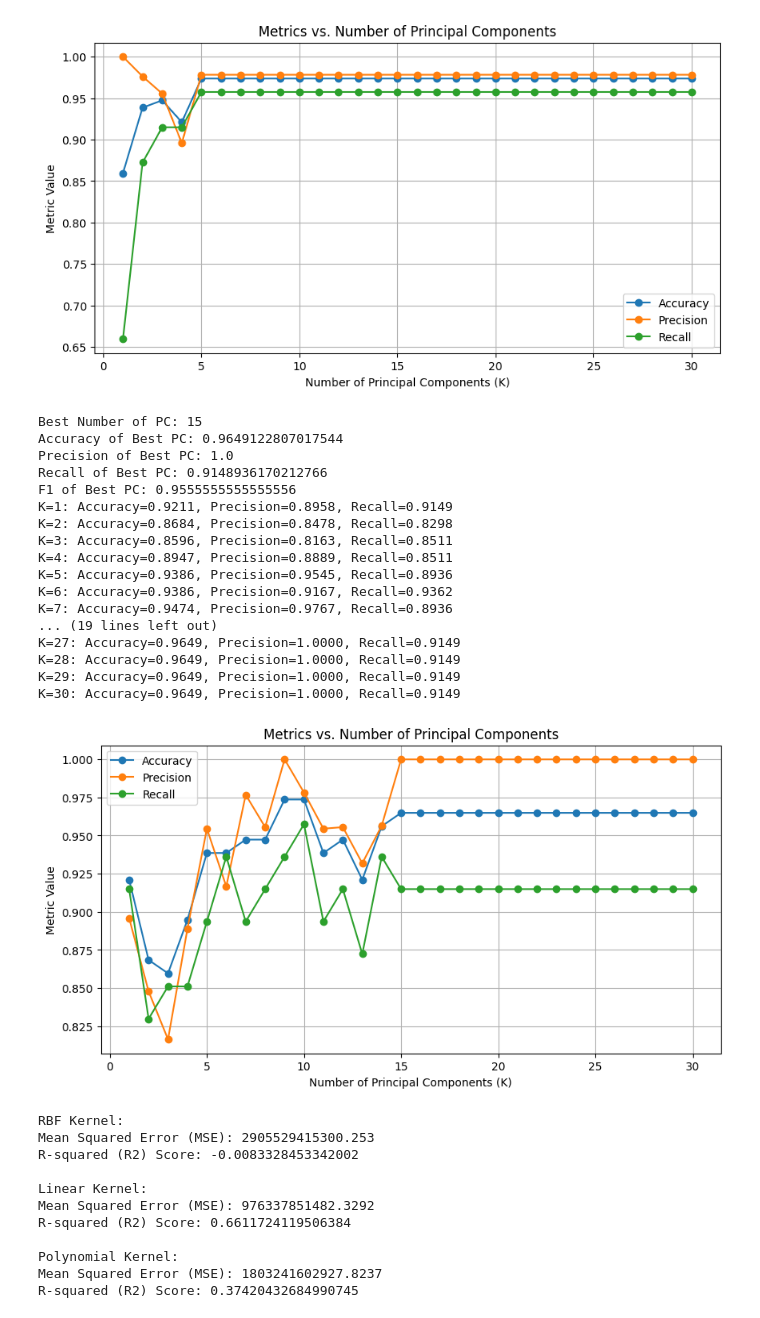
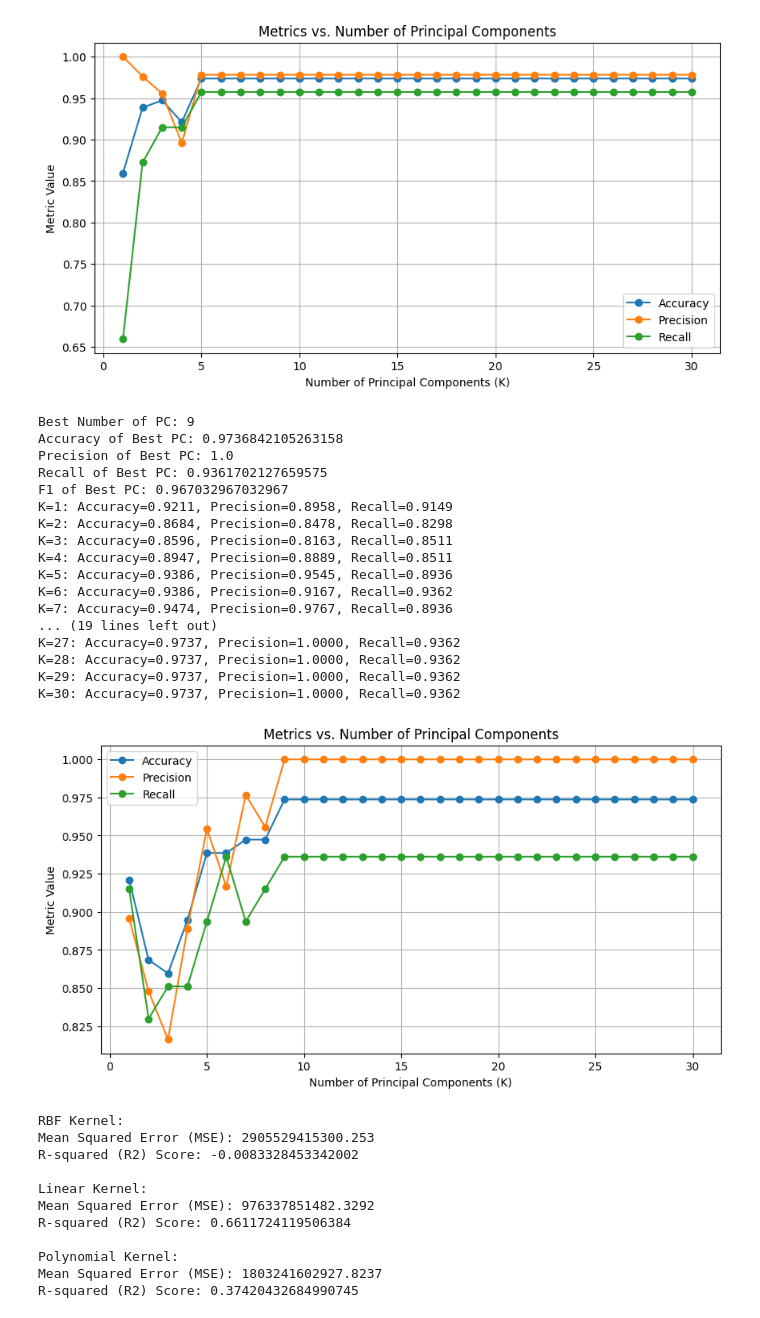
Before and after one commit to anpham1331/ECGR4105-Intro-to-ML, a Jupyter notebook: ECGR_4105_Homework_4.ipynb, the cells around one changed output. Drawn from its saved outputs; the diff is of its cells as text; code cells hidden in the pictures.

```diff
--- a/ECGR_4105_Homework_4.ipynb
+++ b/ECGR_4105_Homework_4.ipynb
@@ -285,10 +285,10 @@ sc = StandardScaler() # Create a scaler object
 X_train = sc.fit_transform(X_train) # Fit the scaler to the training data and transform
 X_test = sc.transform(X_test) # Apply the scaler to the test data
 
-#Principal Components:15
+#Principal Components:9
 #PCA
 from sklearn.decomposition import PCA
-pca = PCA(n_components=15)
+pca = PCA(n_components=9)
 X_train_pca = pca.fit_transform(X_train)
 X_test_pca = pca.transform(X_test)
 
@@ -299,7 +299,7 @@ model.fit(X_train_pca, Y_train)
 Y_pred = model.predict(X_test_pca)
 
 #Metrics
-print("Best Number of PC: 15")
+print("Best Number of PC: 9")
 accuracy = metrics.accuracy_score(Y_test, Y_pred)
 print("Accuracy of Best PC:",accuracy)
 precision = metrics.precision_score(Y_test, Y_pred)
@@ -342,42 +342,42 @@ for k in k_values:
     print(f"K={k}: Accuracy={accuracy:.4f}, Precision={precision:.4f}, Recall={recall:.4f}")
 
 # Plot the metrics for different K values
 plt.figure(figsize=(10, 5))
 
 # Plot accuracy
 plt.plot(k_values, accuracies, marker='o', label='Accuracy')
 
 # Plot precision
 plt.plot(k_values, precisions, marker='o', label='Precision')
 
 # Plot recall
 plt.plot(k_values, recalls, marker='o', label='Recall')
 
 plt.xlabel('Number of Principal Components (K)')
 plt.ylabel('Metric Value')
 plt.title('Metrics vs. Number of Principal Components')
 plt.legend()
 plt.grid()
 plt.show()
 # %% [output]
-Best Number of PC: 15
-Accuracy of Best PC: 0.9649122807017544
+Best Number of PC: 9
+Accuracy of Best PC: 0.9736842105263158
 Precision of Best PC: 1.0
-Recall of Best PC: 0.9148936170212766
-F1 of Best PC: 0.9555555555555556
+Recall of Best PC: 0.9361702127659575
+F1 of Best PC: 0.967032967032967
 K=1: Accuracy=0.9211, Precision=0.8958, Recall=0.9149
 K=2: Accuracy=0.8684, Precision=0.8478, Recall=0.8298
 K=3: Accuracy=0.8596, Precision=0.8163, Recall=0.8511
 K=4: Accuracy=0.8947, Precision=0.8889, Recall=0.8511
 K=5: Accuracy=0.9386, Precision=0.9545, Recall=0.8936
 K=6: Accuracy=0.9386, Precision=0.9167, Recall=0.9362
 K=7: Accuracy=0.9474, Precision=0.9767, Recall=0.8936
 ... (19 lines left out)
-K=27: Accuracy=0.9649, Precision=1.0000, Recall=0.9149
-K=28: Accuracy=0.9649, Precision=1.0000, Recall=0.9149
-K=29: Accuracy=0.9649, Precision=1.0000, Recall=0.9149
-K=30: Accuracy=0.9649, Precision=1.0000, Recall=0.9149
+K=27: Accuracy=0.9737, Precision=1.0000, Recall=0.9362
+K=28: Accuracy=0.9737, Precision=1.0000, Recall=0.9362
+K=29: Accuracy=0.9737, Precision=1.0000, Recall=0.9362
+K=30: Accuracy=0.9737, Precision=1.0000, Recall=0.9362
-[figure, old version]
+[figure, new version]
 # %%
 # Problem 2
 
```
